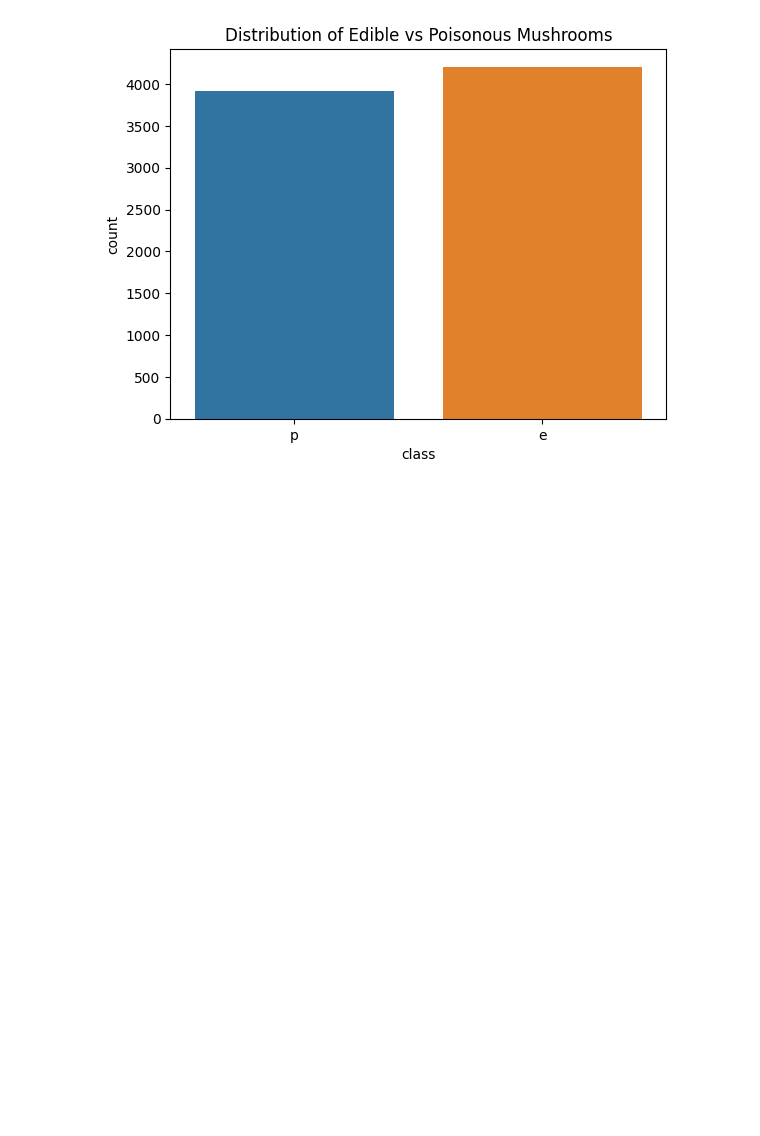
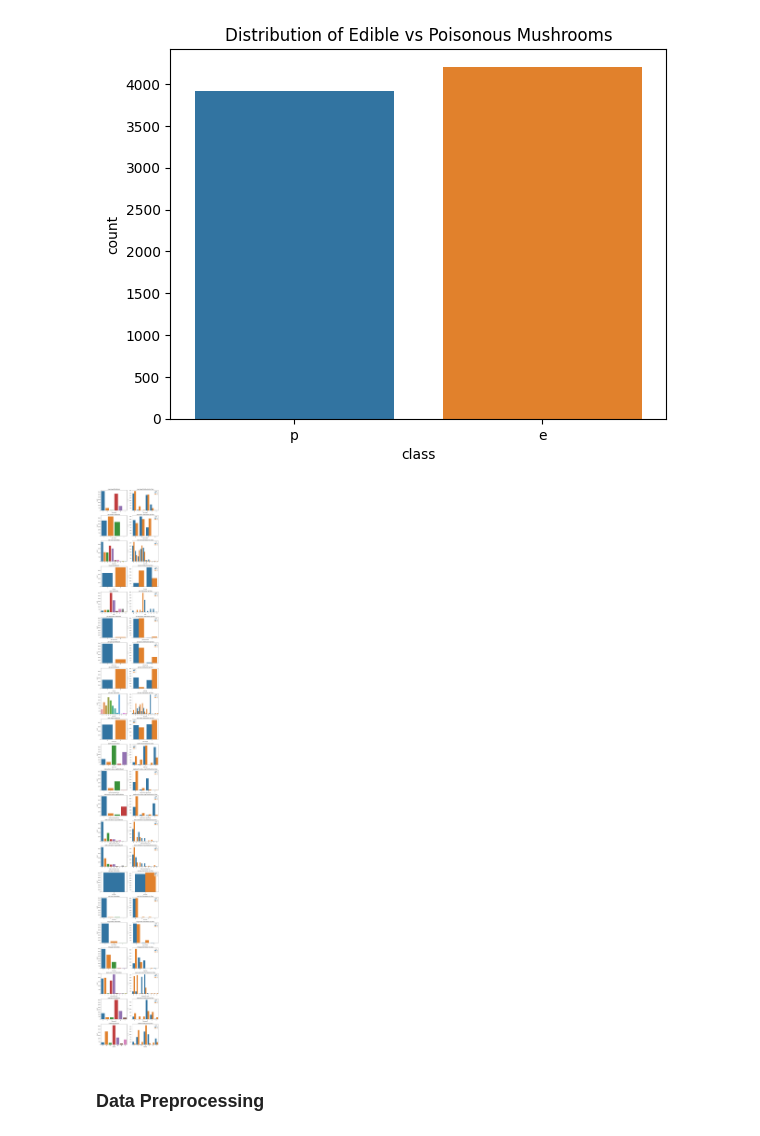
Before and after one commit to dipesh1dp/Mushroom-Edibility-Prediction, a Jupyter notebook: mushroom-edibility-prediction.ipynb, the cells around one changed output. Saved outputs shown, nothing was run; the diff lists cells and outputs as text; code cells hidden in the pictures; blank space fills up the shorter version.

Commit message:
Kaggle Notebook | Mushroom Edibility Prediction | Version 2

```diff
--- a/mushroom-edibility-prediction.ipynb
+++ b/mushroom-edibility-prediction.ipynb
@@ -96,3 +96,31 @@ plt.title('Distribution of Edible vs Poisonous Mushrooms')
 plt.show()
 # %% [output]
 [figure]
+# %%
+# List features to visualize
+
+features = [col for col in mushroom_df.columns if col != 'class']
+# %%
+# creating subplots
+
+cols = 2
+rows = len(features)
+
+fig, axes = plt.subplots(rows, cols, figsize=(10, 4*rows))
+
+for i, feature in enumerate(features):
+
+    # Plot of Distribution of feature only
+    sns.countplot(x=feature, data=mushroom_df, ax=axes[i][0])
+    axes[i][0].set_title(f'{feature} Distribution')
+
+    # Plot of Distribution of feature by class
+    sns.countplot(x=feature, hue='class', data=mushroom_df, ax=axes[i][1])
+    axes[i][1].set_title(f'{feature} Distribution by Class')
+
+plt.tight_layout()
+plt.show()
+# %% [output]
+[figure, added]
+# %% [markdown]
+### Data Preprocessing
```
